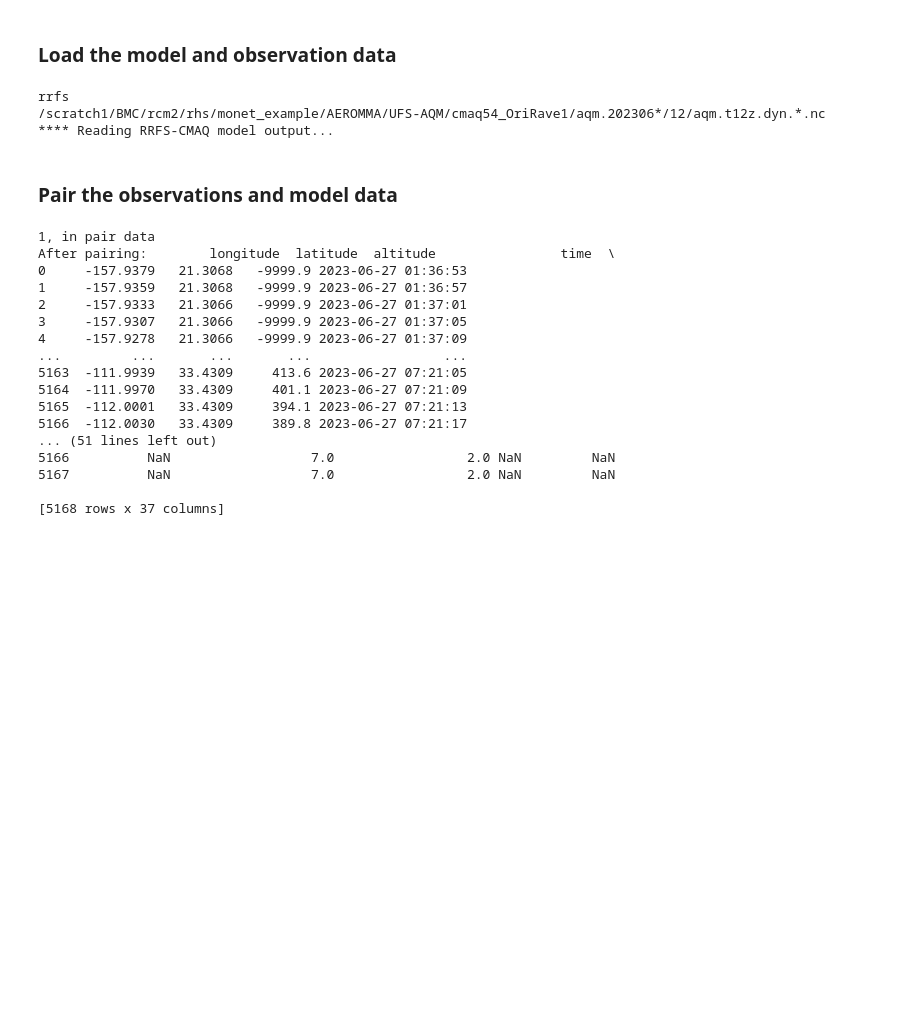
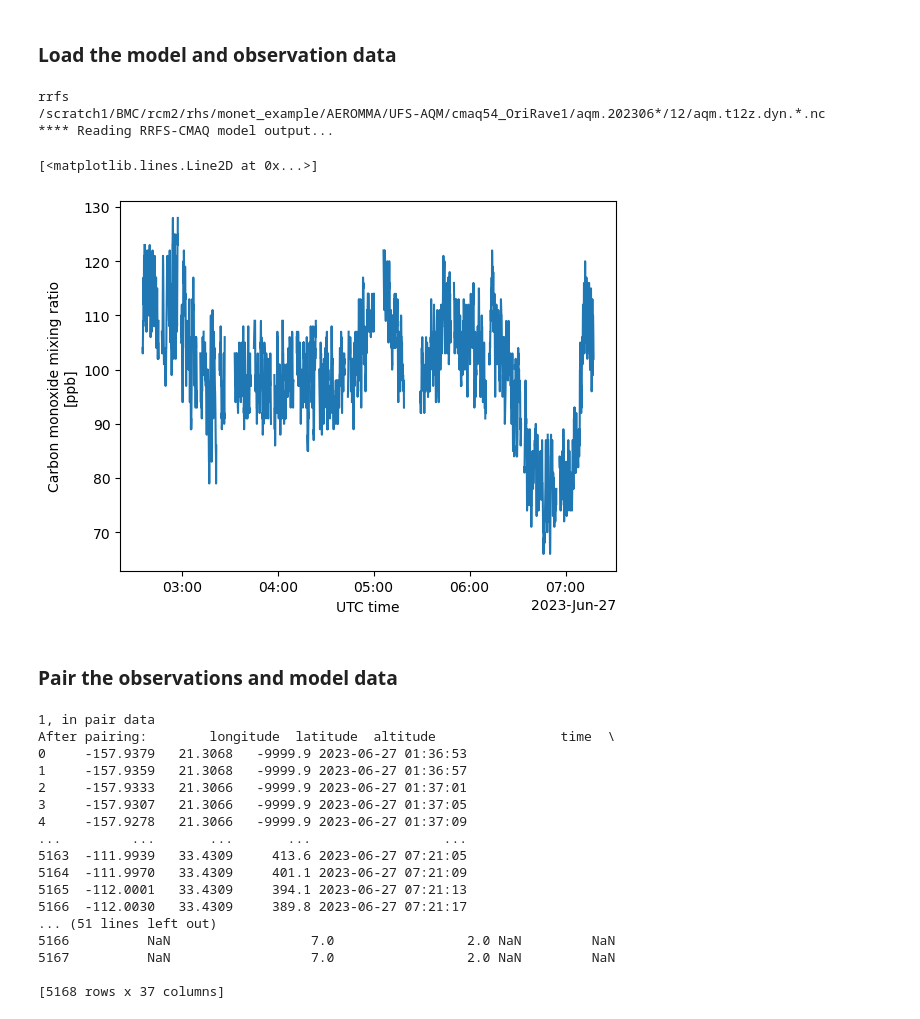
Before and after one commit to shawnusaf/MELODIES-MONET, a Jupyter notebook: examples/jupyter_notebooks/iagos_ufsaqm.ipynb, the cells around one changed output. Cells and saved outputs as stored; diff of their text form; code cells hidden in the pictures; blank space fills up the shorter version.

Commit message:
iagos example attempt 2

```diff
--- a/examples/jupyter_notebooks/iagos_ufsaqm.ipynb
+++ b/examples/jupyter_notebooks/iagos_ufsaqm.ipynb
@@ -29,6 +29,10 @@ rrfs
 **** Reading RRFS-CMAQ model output...
 # %%
 an.open_obs()
+an.obs['iagos'].obj['CO_P1'].plot()
+# %% [output]
+[<matplotlib.lines.Line2D at 0x...>]
+[figure, added]
 # %% [markdown]
 ### Pair the observations and model data
 # %%
```
Also changed, not shown: parts of 1 cell of this notebook.
